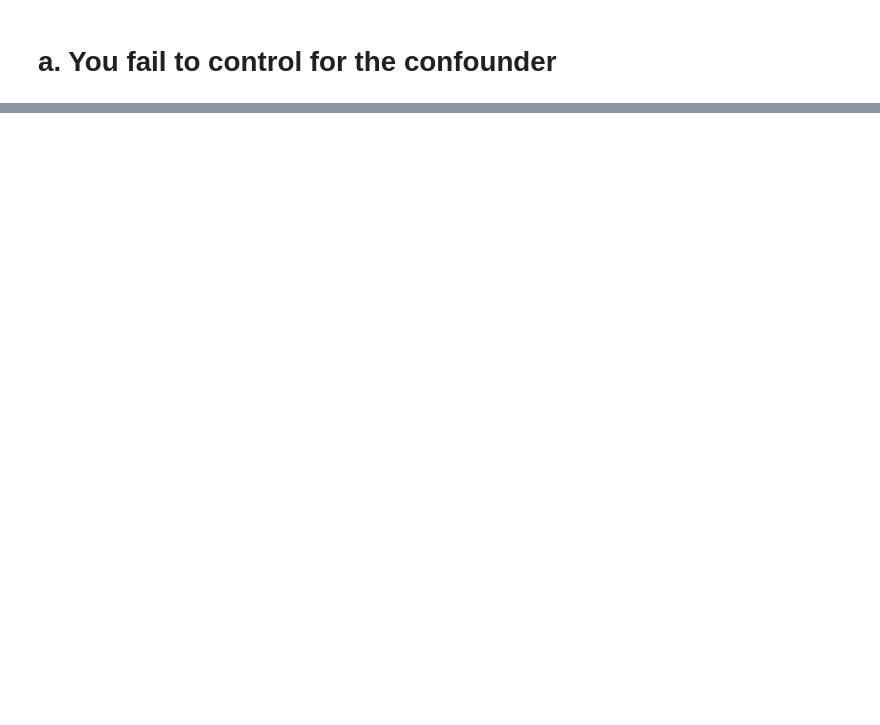
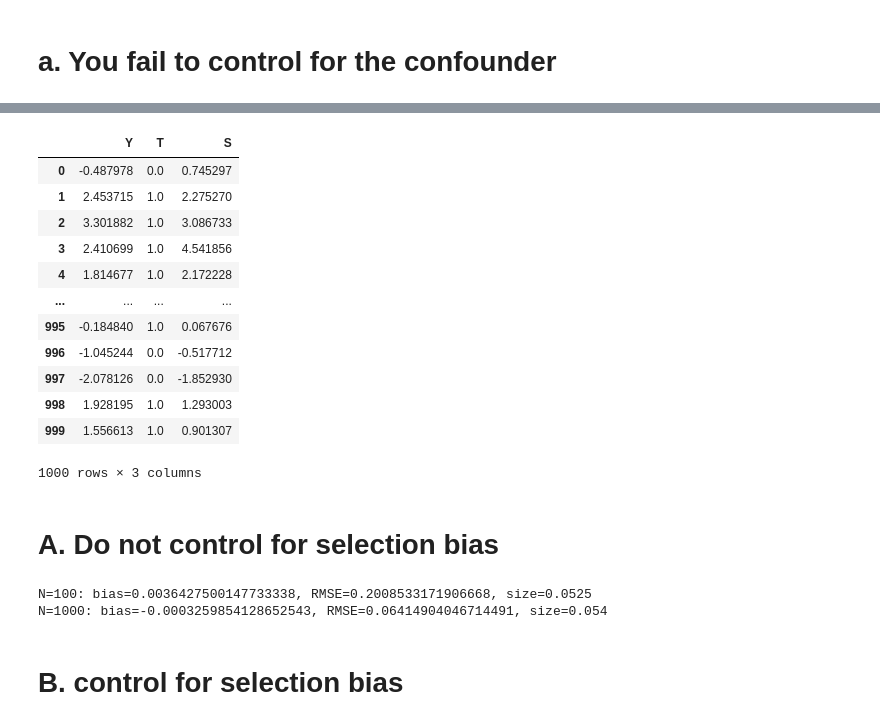
Before and after one commit to nickz416/Assigment-2, a Jupyter notebook: JZ - Assignment2.ipynb, the cells around one changed output, grey strips where cells are left out. Saved outputs shown, nothing was run; the diff lists cells and outputs as text; code cells hidden in the pictures; blank space fills up the shorter version.

```diff
--- a/JZ - Assignment2.ipynb
+++ b/JZ - Assignment2.ipynb
@@ -182,7 +199,7 @@ for N in [100,1000]:
     tauhats = []
     sehats = []
     for r in tqdm(range(R)):
-        Yexp,T,X = fn_generate_data(tau,N,100,50,corr,conf,flagX = 1)
+        Yexp,T,X = fn_generate_data(tau,N,p,p0,corr,conf,flagX)
         Yt = Yexp[np.where(T==1)[0],:]
         Yc = Yexp[np.where(T==0)[0],:]
         tauhat,se_tauhat = fn_tauhat_means(Yt,Yc)
@@ -304,0 +395,42 @@ tauhat,se_tauhat = fn_tauhat_means(Yt,Yc)
+# %%
+def fn_generate_data_s(tau,N,p,corr):
+
+    nvar = p+1 # 1 for selection bias
+    corr = 0.5 # correlation for multivariate normal
+
+    allX = fn_generate_multnorm(N,corr,nvar)
+    T = fn_randomize_treatment(N) # choose treated units
+    err = np.random.normal(0,1,[N,1])
+    U = np.random.normal(0,1,[N,1])
+    Y = tau*T+err
+    S = 0.6*T+0.5*Y+U
+
+    return (Y,T,S)
+# %%
+tau = 2
+corr = 0.5
+p = 3
+N = 1000
+Y,T,S = fn_generate_data_s(tau,N,p,corr)
+
+data_Q3 = np.concatenate([Y,T,S],axis = 1)
+data_Q3 = pd.DataFrame(data_Q3)
+data_Q3.columns = ['Y', 'T', 'S']
+data_Q3.to_csv('selectionbias.csv')
+data_Q3
+# %% [output]
+|  | Y | T | S |
+| 0 | -0.487978 | 0.0 | 0.745297 |
+| 1 | 2.453715 | 1.0 | 2.275270 |
+| 2 | 3.301882 | 1.0 | 3.086733 |
+| 3 | 2.410699 | 1.0 | 4.541856 |
+| 4 | 1.814677 | 1.0 | 2.172228 |
+| ... | ... | ... | ... |
+| 995 | -0.184840 | 1.0 | 0.067676 |
+| 996 | -1.045244 | 0.0 | -0.517712 |
+| 997 | -2.078126 | 0.0 | -1.852930 |
+| 998 | 1.928195 | 1.0 | 1.293003 |
+| 999 | 1.556613 | 1.0 | 0.901307 |
+1000 rows × 3 columns
+# %% [markdown]
+# A. Do not control for selection bias
@@ -304,0 +455,11 @@ tauhat,se_tauhat = fn_tauhat_means(Yt,Yc)
+# %%
+tau0 = tau*np.ones([R,1])
+for N, results in estDict.items():
+    (bias,rmse,size) = fn_bias_rmse_size(tau0,results['tauhat'],
+                                         results['sehat'])
+    print(f'N={N}: bias={bias}, RMSE={rmse}, size={size}')
+# %% [output]
+N=100: bias=0.0036427500147733338, RMSE=0.2008533171906668, size=0.0525
+N=1000: bias=-0.0003259854128652543, RMSE=0.06414904046714491, size=0.054
+# %% [markdown]
+# B. control for selection bias
```
Also changed, not shown: parts of 30 cells of this notebook, 3 other files.
